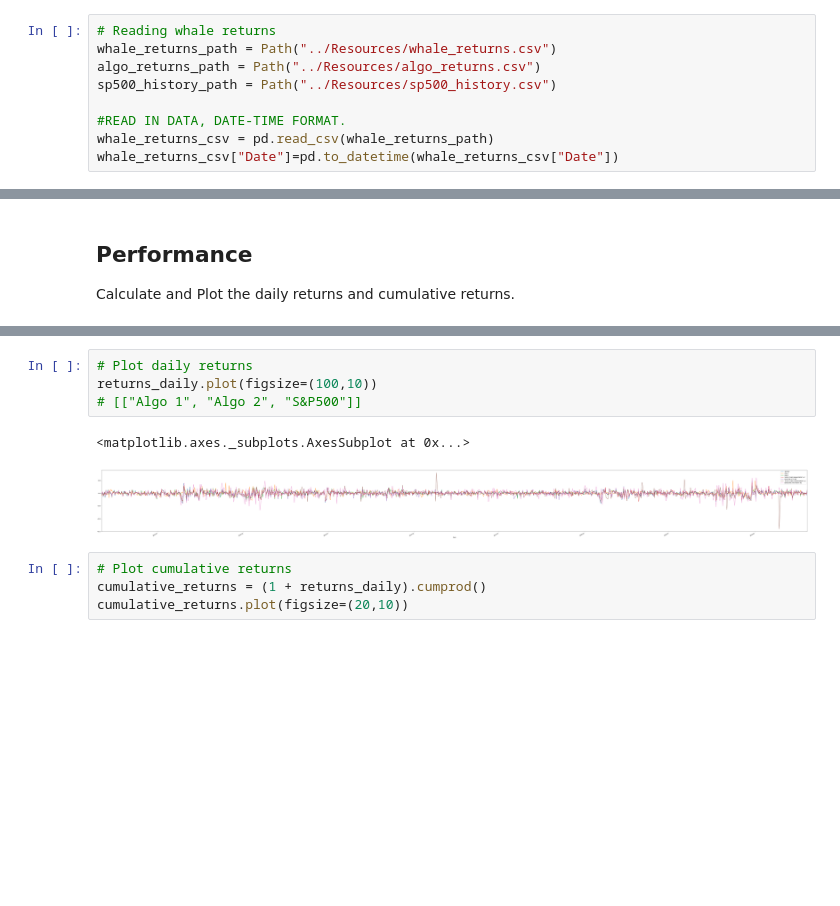
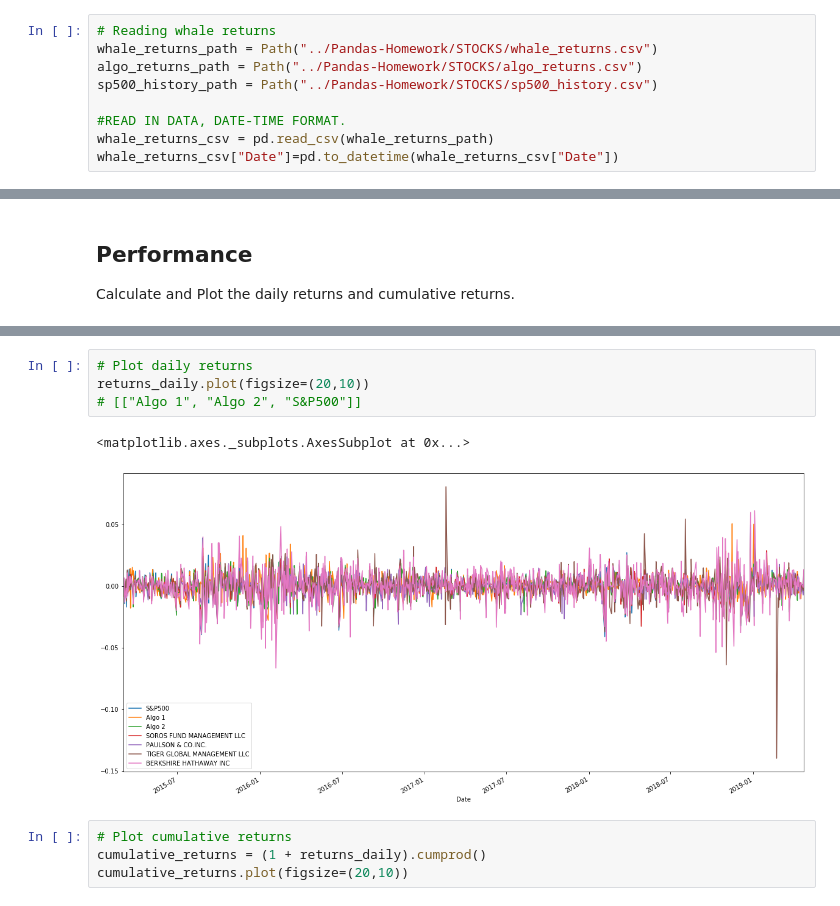
Before and after one commit to exposuretherapy/Pandas-Homework, a Jupyter notebook: whale_analysis.ipynb, the cells around one changed output, grey strips where cells are left out. Cells and saved outputs as stored; diff of their text form; blank space fills up the shorter version.

Commit message:
Added my personal data sets, moved my data sets/resources into this repository.

```diff
--- a/whale_analysis.ipynb
+++ b/whale_analysis.ipynb
@@ -24,9 +24,9 @@ Files:
 Read the Whale Portfolio daily returns and clean the data
 # %%
 # Reading whale returns
-whale_returns_path = Path("../Resources/whale_returns.csv")
-algo_returns_path = Path("../Resources/algo_returns.csv")
-sp500_history_path = Path("../Resources/sp500_history.csv")
+whale_returns_path = Path("../Pandas-Homework/STOCKS/whale_returns.csv")
+algo_returns_path = Path("../Pandas-Homework/STOCKS/algo_returns.csv")
+sp500_history_path = Path("../Pandas-Homework/STOCKS/sp500_history.csv")
 
 #READ IN DATA, DATE-TIME FORMAT.
 whale_returns_csv = pd.read_csv(whale_returns_path)
@@ -215,11 +215,11 @@ returns_daily.describe()
 | max | 0.049600 | 0.050700 | 0.030800 | 0.043000 | 0.029300 | 0.080700 | ... |
 # %%
 # Plot daily returns
-returns_daily.plot(figsize=(100,10))
+returns_daily.plot(figsize=(20,10))
 # [["Algo 1", "Algo 2", "S&P500"]]
 # %% [output]
 <matplotlib.axes._subplots.AxesSubplot at 0x...>
-[figure, old version]
+[figure, new version]
 # %%
 # Plot cumulative returns
 cumulative_returns = (1 + returns_daily).cumprod()
```
Also changed, not shown: parts of 9 cells of this notebook.
